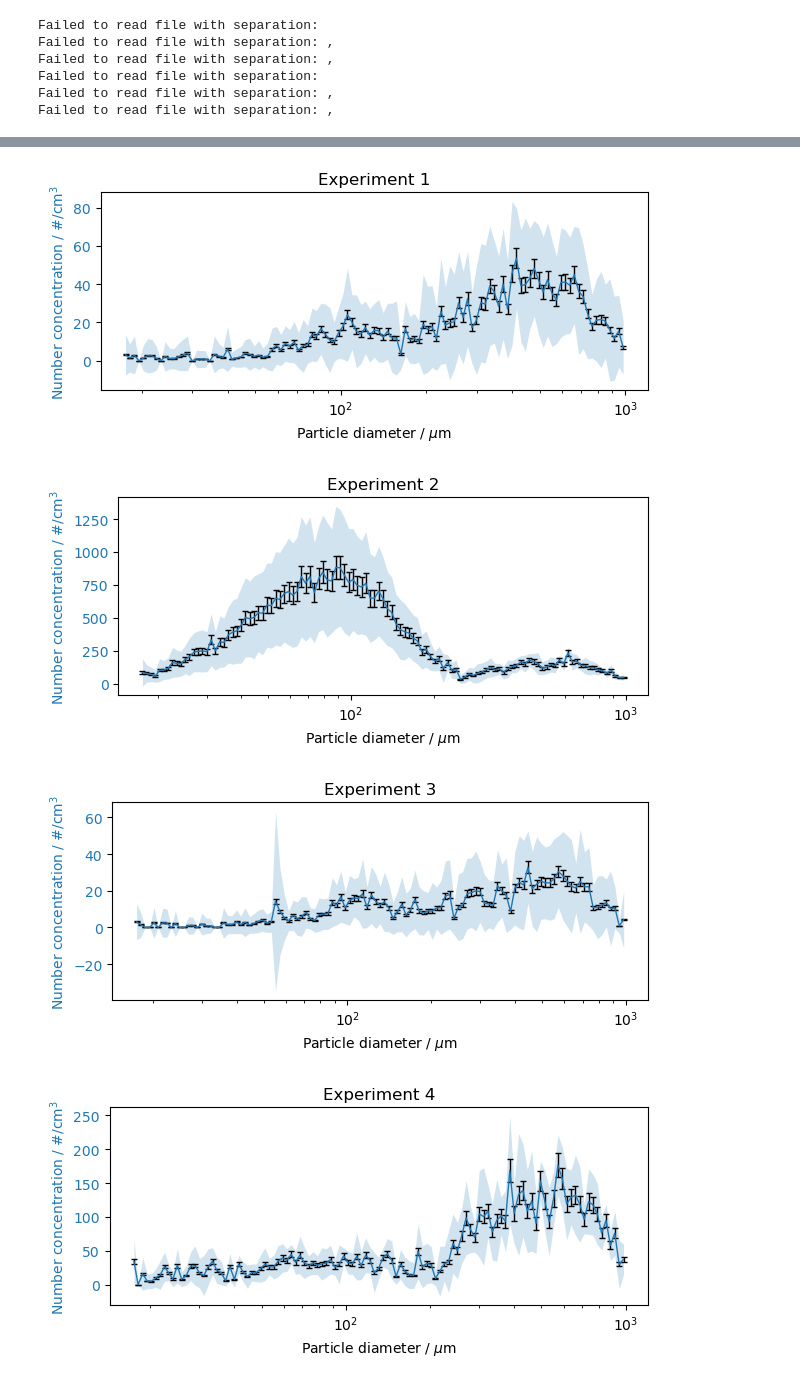
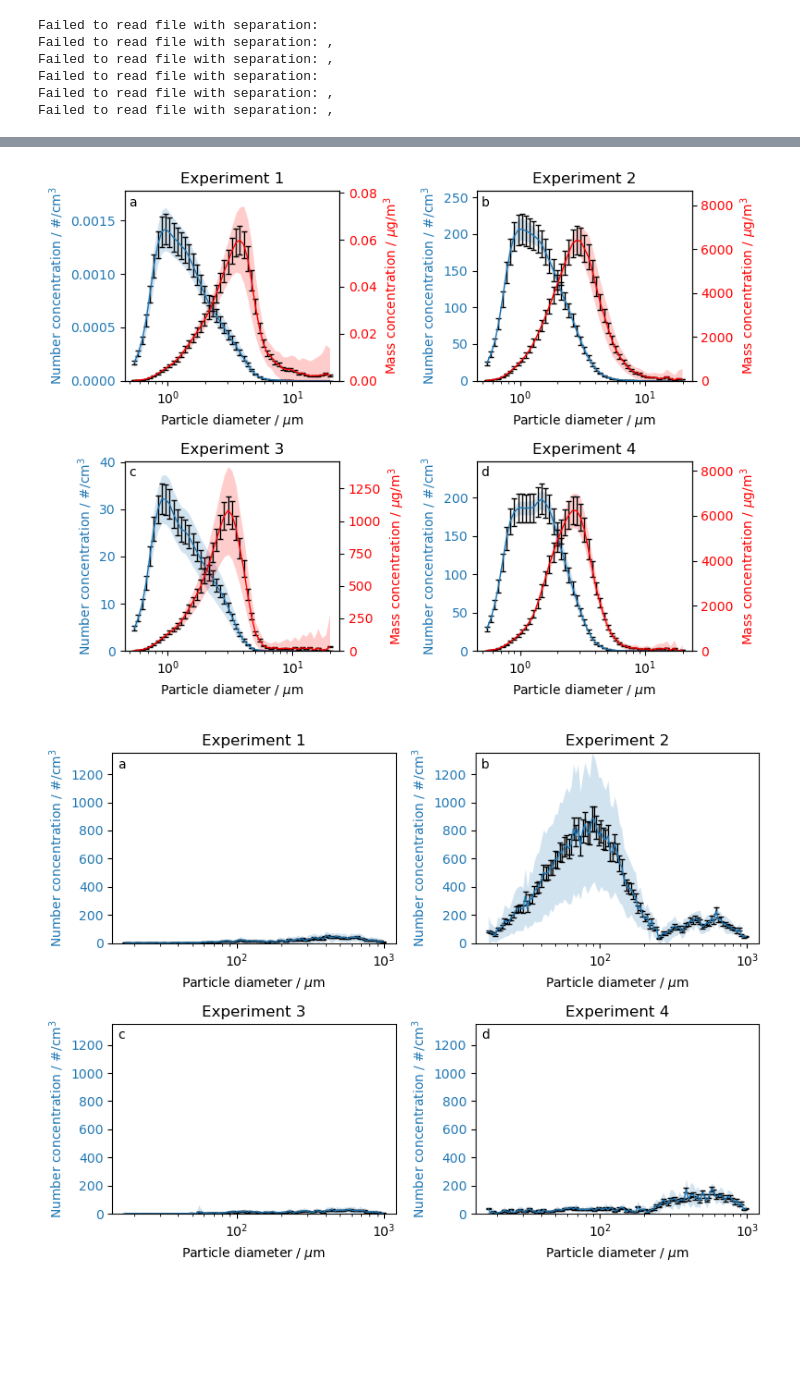
Before and after one commit to Normann25/Master-thesis, a Jupyter notebook: Lund Brake Wear/Mean_conc.ipynb, the cells around one changed output, grey strips where cells are left out. Cells and saved outputs as stored; diff of their text form; code cells hidden in the pictures; blank space fills up the shorter version.

```diff
--- a/Lund Brake Wear/Mean_conc.ipynb
+++ b/Lund Brake Wear/Mean_conc.ipynb
@@ -107,17 +126,3 @@ for i, key in enumerate(APS_bins):
 
         APS_number[key] = OPS_APS['20241016_APS'][key] / ((7.86 / 10**6) * (np.pi / 6) * APS_bin_mean[i]**3 * 10**6) # in #/cm**3
 OPS_APS['20241016_APS'] = APS_number
-# %%
-for i, key in enumerate(APS_dict_keys):
-    exp_number = i + 1
-    fig_name = 'Mean_concentrations/APS_mean_Exp' + str(exp_number) + '.png'
-
-    fig, axes = plt.subplots(figsize = (6.3, 3))
-
-    plot_bin_mean(axes, timestamps_exp[i], OPS_APS[key], APS_mass_conc[key], APS_bins, 'Time', APS_bin_mean, ['tab:blue', 'red'], 0.10, ax_labels, mass = True)
-
-    title = 'Experiment ' + str(i + 1)
-    axes.set_title(title)
-
-    fig.tight_layout()
-    fig.savefig(fig_name, dpi = 600)
@@ -129,26 +129,63 @@ for i, key in enumerate(APS_dict_keys):
+# %%
+fig, axes = plt.subplots(2, 2, figsize = (8, 6))
+
+for i, key in enumerate(APS_dict_keys):
+    if i == 0:
+        ax = axes[0][0]
+    if i == 1:
+        ax = axes[0][1]
+    if i == 2:
+        ax = axes[1][0]
+    if i == 3:
+        ax = axes[1][1]
+
+    number, mass, ax, ax2 = plot_bin_mean(ax, timestamps_exp[i], OPS_APS[key], APS_mass_conc[key], APS_bins, 'Time', APS_bin_mean, ['tab:blue', 'red'], 0.10, ax_labels, mass = True)
+
+    ax.set_ylim(0, max(number) + 0.25 * max(number))
+    ax2.set_ylim(0, max(mass) + 0.35 * max(mass))
+
+    title = 'Experiment ' + str(i + 1)
+    ax.set_title(title)
+
+sublabels = ['a', 'b', 'c', 'd']
+for ax, l in zip(axes.flatten(), sublabels):
+    ax.text(0.02, 0.92, l, transform = ax.transAxes, fontsize = 10)
+
+fig.tight_layout()
+fig.savefig('Mean_concentrations/APS_mean.png', dpi = 600)
+# %% [output]
+[figure, added]
 # %%
 SMPS_dict_keys = ['20241016_SMPS', '20241016_SMPS_2_exp', '20241017_SMPS', '20241017_SMPS']
 SMPS_bins = SMPS['20241016_SMPS'].keys()[83:196].to_list()
 SMPS_bin_mean = []
 for key in SMPS['20241016_SMPS'].keys()[83:196]:
     SMPS_bin_mean.append(float(key))
 
+fig, axes = plt.subplots(2, 2, figsize = (8, 6))
 
 for i, key in enumerate(SMPS_dict_keys):
-    exp_number = i + 1
-    fig_name = 'Mean_concentrations/SMPS_mean_Exp' + str(exp_number) + '.png'
+    if i == 0:
+        ax = axes[0][0]
+    if i == 1:
+        ax = axes[0][1]
+    if i == 2:
+        ax = axes[1][0]
+    if i == 3:
+        ax = axes[1][1]
 
-    fig, ax = plt.subplots(figsize = (6.3, 3))
+    number, mass, ax, ax2 = plot_bin_mean(ax, timestamps_exp[i], SMPS[key], None, SMPS_bins, 'Time', SMPS_bin_mean, ['tab:blue'], 0.10, ax_labels, mass = False)
 
-    plot_bin_mean(ax, timestamps_exp[i], SMPS[key], None, SMPS_bins, 'Time', SMPS_bin_mean, ['tab:blue'], 0.10, ax_labels, mass = False)
+    ax.set_ylim(-0.1, 1350)
 
     title = 'Experiment ' + str(i + 1)
     ax.set_title(title)
 
-    fig.tight_layout()
-    fig.savefig(fig_name, dpi = 600)
+sublabels = ['a', 'b', 'c', 'd']
+for ax, l in zip(axes.flatten(), sublabels):
+    ax.text(0.02, 0.92, l, transform = ax.transAxes, fontsize = 10)
+
+fig.tight_layout()
+fig.savefig('Mean_concentrations/SMPS_mean.png', dpi = 600)
 # %% [output]
-[figure, old version]
+[figure, new version]
-[figure, removed]
-[figure, removed]
-[figure, removed]
```
Also changed, not shown: parts of 3 cells of this notebook, 16 other files.
